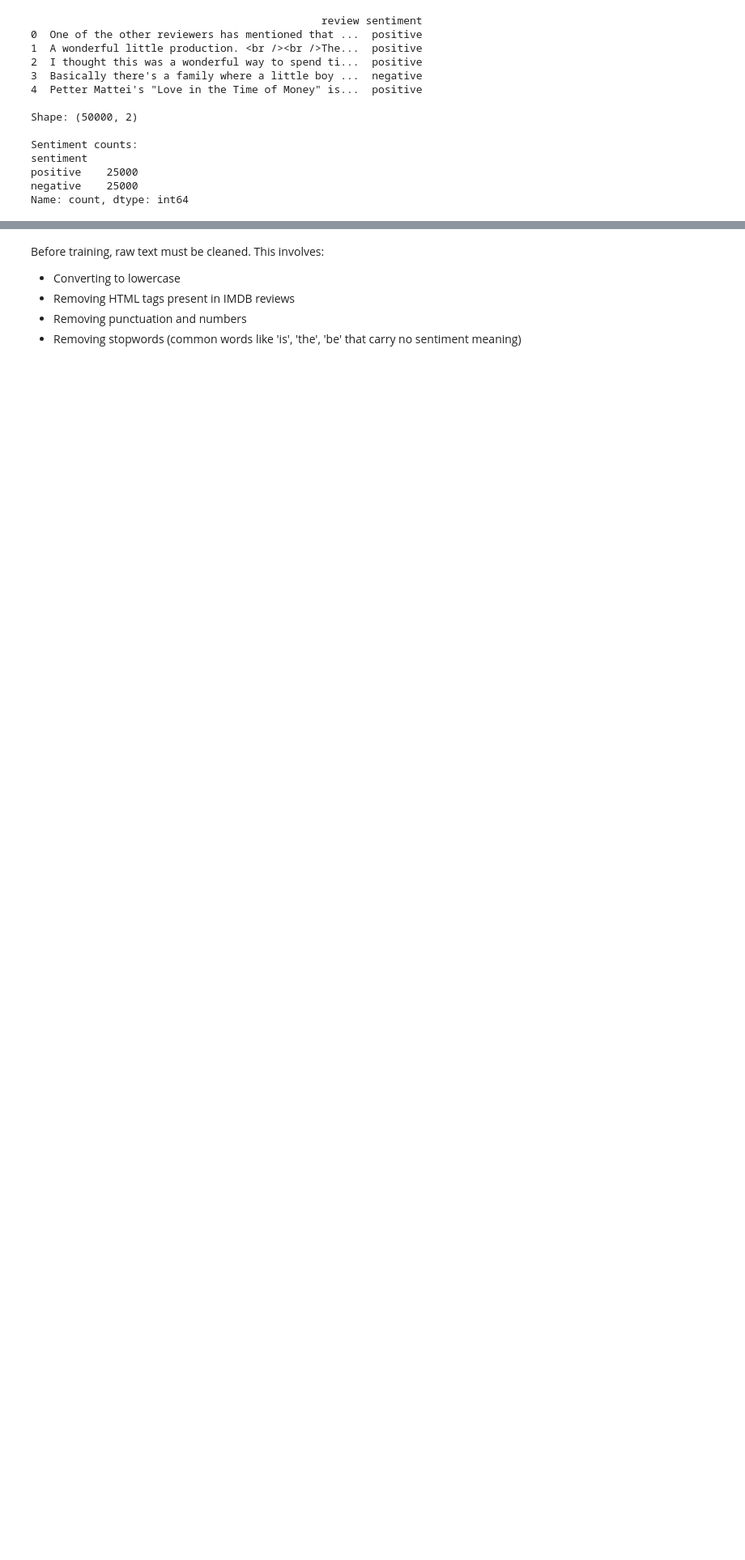
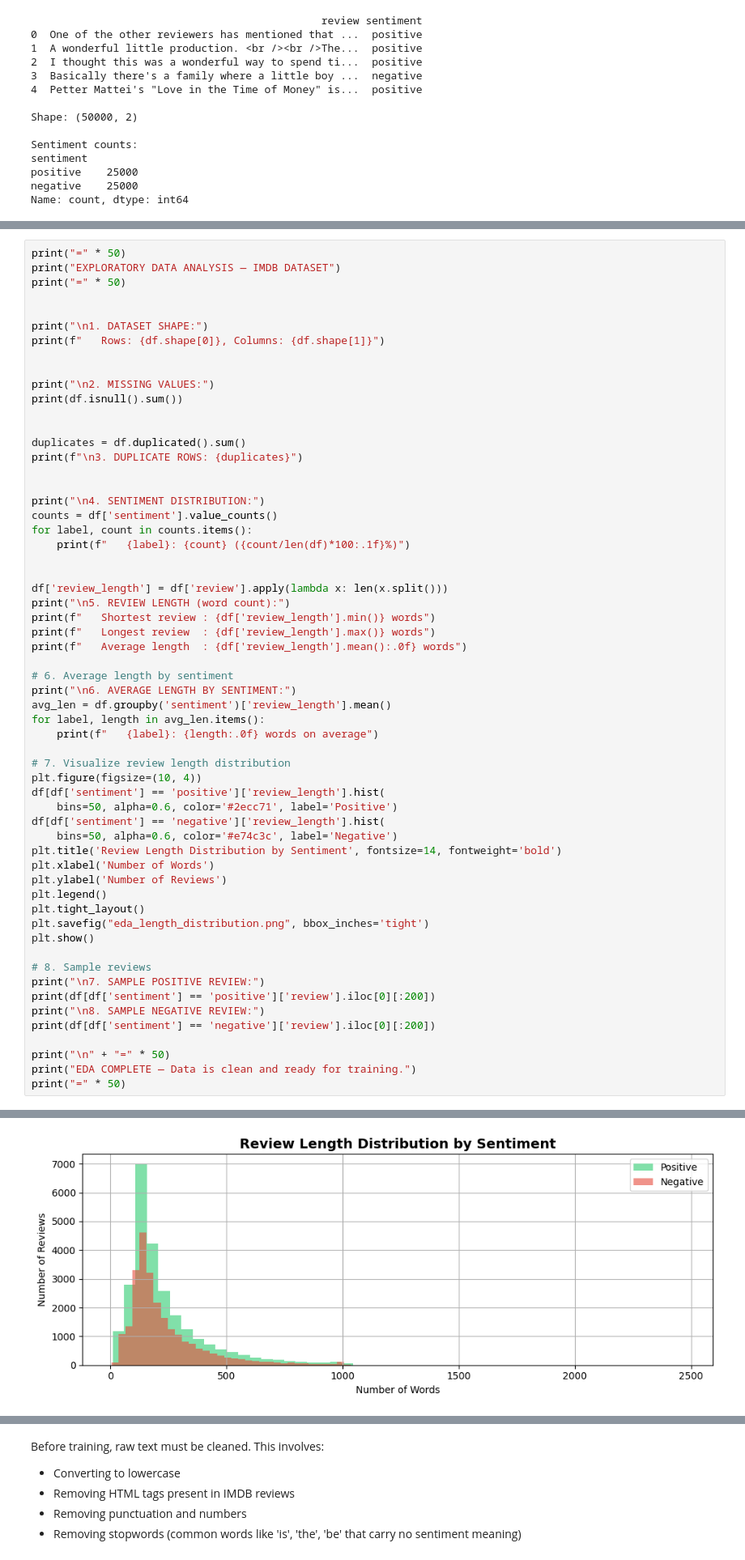
Before and after one commit to BilalAS173/whatsapp-mood-analyzer, a Jupyter notebook: Whatsapp_Mood_Analyzer.ipynb, the cells around one changed output, grey strips where cells are left out. Shown at 81% size. Cells and saved outputs as stored; diff of their text form; blank space fills up the shorter version.

```diff
--- a/Whatsapp_Mood_Analyzer.ipynb
+++ b/Whatsapp_Mood_Analyzer.ipynb
@@ -79,0 +85,60 @@ Name: count, dtype: int64
+# %%
+print("=" * 50)
+print("EXPLORATORY DATA ANALYSIS — IMDB DATASET")
+print("=" * 50)
+
+
+print("\n1. DATASET SHAPE:")
+print(f"   Rows: {df.shape[0]}, Columns: {df.shape[1]}")
+
+
+print("\n2. MISSING VALUES:")
+print(df.isnull().sum())
+
+
+duplicates = df.duplicated().sum()
+print(f"\n3. DUPLICATE ROWS: {duplicates}")
+
+
+print("\n4. SENTIMENT DISTRIBUTION:")
+counts = df['sentiment'].value_counts()
+for label, count in counts.items():
+    print(f"   {label}: {count} ({count/len(df)*100:.1f}%)")
+
+
+df['review_length'] = df['review'].apply(lambda x: len(x.split()))
+print("\n5. REVIEW LENGTH (word count):")
+print(f"   Shortest review : {df['review_length'].min()} words")
+print(f"   Longest review  : {df['review_length'].max()} words")
+print(f"   Average length  : {df['review_length'].mean():.0f} words")
+
+# 6. Average length by sentiment
+print("\n6. AVERAGE LENGTH BY SENTIMENT:")
+avg_len = df.groupby('sentiment')['review_length'].mean()
+for label, length in avg_len.items():
+    print(f"   {label}: {length:.0f} words on average")
+
+# 7. Visualize review length distribution
+plt.figure(figsize=(10, 4))
+df[df['sentiment'] == 'positive']['review_length'].hist(
+    bins=50, alpha=0.6, color='#2ecc71', label='Positive')
+df[df['sentiment'] == 'negative']['review_length'].hist(
+    bins=50, alpha=0.6, color='#e74c3c', label='Negative')
+plt.title('Review Length Distribution by Sentiment', fontsize=14, fontweight='bold')
+plt.xlabel('Number of Words')
+plt.ylabel('Number of Reviews')
+plt.legend()
+plt.tight_layout()
+plt.savefig("eda_length_distribution.png", bbox_inches='tight')
+plt.show()
+
+# 8. Sample reviews
+print("\n7. SAMPLE POSITIVE REVIEW:")
+print(df[df['sentiment'] == 'positive']['review'].iloc[0][:200])
+print("\n8. SAMPLE NEGATIVE REVIEW:")
+print(df[df['sentiment'] == 'negative']['review'].iloc[0][:200])
+
+print("\n" + "=" * 50)
+print("EDA COMPLETE — Data is clean and ready for training.")
+print("=" * 50)
+# %% [output]
@@ -79,0 +162 @@ Name: count, dtype: int64
+[figure, added]
```
Also changed, not shown: parts of 21 cells of this notebook.
